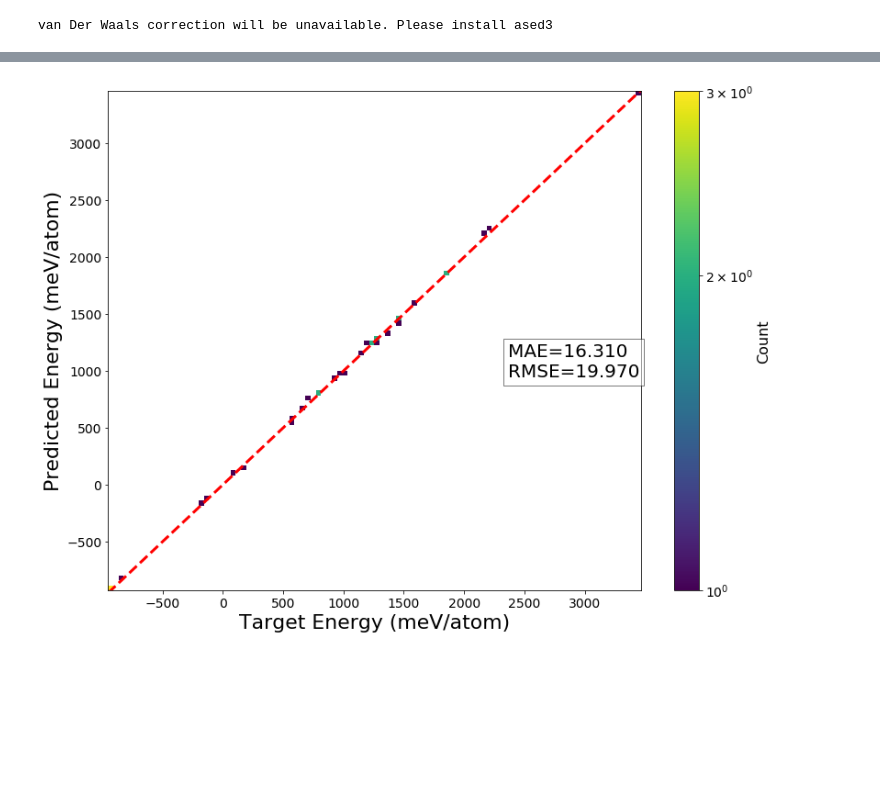
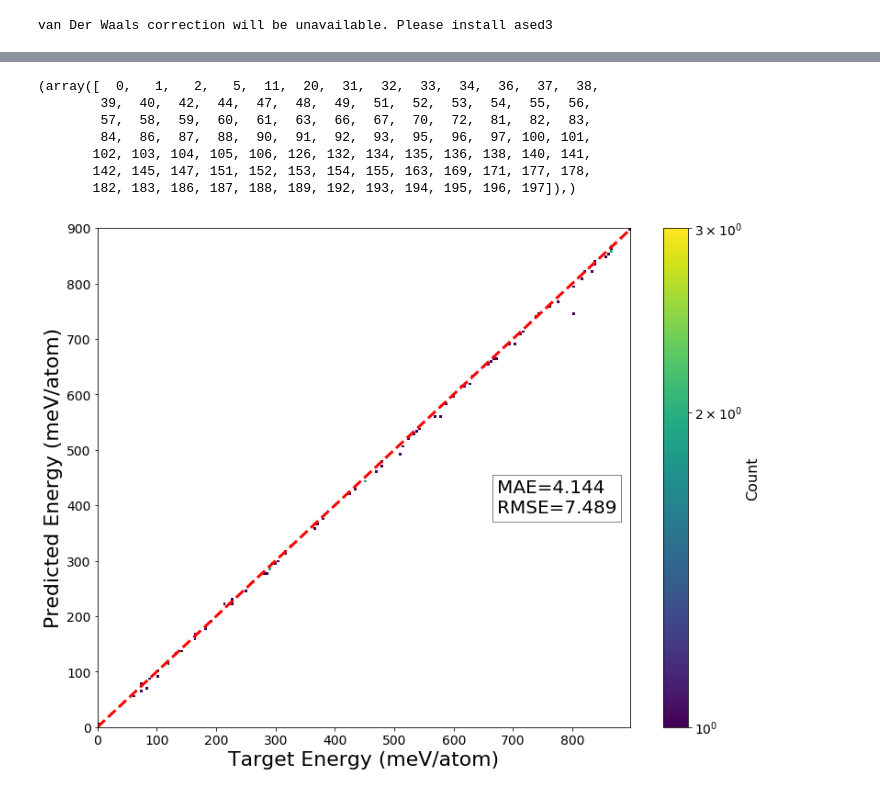
Before and after one commit to Jussmith01/ANI-Tools, a Jupyter notebook: notebooks/eval_testset.ipynb, the cells around one changed output, grey strips where cells are left out. Cells and saved outputs as stored; diff of their text form; code cells hidden in the pictures; blank space fills up the shorter version.

```diff
--- a/notebooks/eval_testset.ipynb
+++ b/notebooks/eval_testset.ipynb
@@ -62,8 +62,7 @@ for j in range(Nn):
         X = data['coordinates']
         S = data['species']
         Edft = hdt.hatokcal*data['energies']
-        Fdft = hdt.hatokcal*data['forces'].flatten()
-
+        Fdft = hdt.hatokcal*data['forces']
 
         #Fdft = data['forces']
 
@@ -77,9 +76,20 @@ for j in range(Nn):
             Fani.append(force.reshape(1,-1,3))
 
         Eani = hdt.hatokcal*np.array(Eani)
-        Fani = hdt.hatokcal*np.vstack(Fani).flatten()
+        Fani = hdt.hatokcal*np.stack(Fani)
 
-        print(Fani.shape)
+        dF = np.vstack(Fani)-Fdft
+        dFstd =np.std(dF)
+
+        fidx = np.where(np.abs(dF) > 10.0*dFstd)[0]
+        eidx = np.where(np.abs(Eani-Edft) > 50.0)[0]
+        if eidx.size>0 or fidx.size>0:
+            print(data['path'])
+            print('  -Force:',fidx)
+            print('  -Energy:',eidx)
+            print(np.abs(Eani-Edft))
+
+        #print(Fani.shape)
         #Eani, Fani, Sig = anicv.compute_energyandforce_conformations(X=np.array(X,dtype=np.float32),S=S)
         #print(Fdft)
         #Eani = np.asarray(np.mean(Eani,axis=1))
@@ -93,12 +103,15 @@ for j in range(Nn):
         Esae1 = hdt.hatokcal*hdt.compute_sae(sae,S)
         #Esae2 = hdt.hatokcal*hdt.compute_sae('/nh/nest/u/jsmith/scratch/Research/levi_test/train/sae_linfit.dat',S)
 
-        Eani_t.append((Eani-Esae1)/len(S))
-        Edft_t.append((Edft-Esae1)/len(S))
-        print(Eani_t[-1])
+        Eani = (Eani-Esae1)/len(S)
+        Edft = (Edft-Esae1)/len(S)
 
-        Fani_t.append(Fani)
-        Fdft_t.append(Fdft)
+        Eani_t.append(Eani[HEidx])
+        Edft_t.append(Edft[HEidx])
+        #print(Eani_t[-1])
+
+        Fani_t.append(Fani.flatten())
+        Fdft_t.append(Fdft.flatten())
 
         #dEani_t.append(hdt.calculatedmat(Eani))
         #dEdft_t.append(hdt.calculatedmat(Edft))
@@ -192,7 +192,7 @@ def plot_corr_dist(Xa, Xp, inset=True, xlabel='$F_{dft}$' + r' $(kcal \times mol
     #cmap = mpl.cm.brg
 
     # Plot 2d Histogram
-    bins = ax.hist2d(Xa, Xp, bins=100, norm=LogNorm(), range= [[Xa.min(), Xa.max()], [Xp.min(), Xp.max()]], cmap=cmap)
+    bins = ax.hist2d(Xa, Xp, bins=200, norm=LogNorm(), range= [[Xa.min(), Xa.max()], [Xp.min(), Xp.max()]], cmap=cmap)
 
     # Build color bar
     #cbaxes = fig.add_axes([0.91, 0.1, 0.03, 0.8])
@@ -252,7 +253,19 @@ plot_corr_dist(Fdft_t/hdt.evtokcal,Fani_t/hdt.evtokcal,xlabel=r'Target Force (eV
 # %%
-plot_corr_dist(1000.0*Edft_t/hdt.evtokcal,1000.0*Eani_t/hdt.evtokcal,xlabel='Target Energy (meV/atom)',ylabel='Predicted Energy (meV/atom)', inset=False)
+Edft_t = Edft_t - Edft_t.min()
+Eani_t = Eani_t - Eani_t.min()
+
+idx = np.where(1000.0*Edft_t/hdt.evtokcal < 900.0)
+print(idx)
+plot_corr_dist(1000.0*Edft_t[idx]/hdt.evtokcal,1000.0*Eani_t[idx]/hdt.evtokcal,xlabel='Target Energy (meV/atom)',ylabel='Predicted Energy (meV/atom)', inset=False)
 # %% [output]
+(array([  0,   1,   2,   5,  11,  20,  31,  32,  33,  34,  36,  37,  38,
+        39,  40,  42,  44,  47,  48,  49,  51,  52,  53,  54,  55,  56,
+        57,  58,  59,  60,  61,  63,  66,  67,  70,  72,  81,  82,  83,
+        84,  86,  87,  88,  90,  91,  92,  93,  95,  96,  97, 100, 101,
+       102, 103, 104, 105, 106, 126, 132, 134, 135, 136, 138, 140, 141,
+       142, 145, 147, 151, 152, 153, 154, 155, 163, 169, 171, 177, 178,
+       182, 183, 186, 187, 188, 189, 192, 193, 194, 195, 196, 197]),)
-[figure, old version]
+[figure, new version]
 # %%
 fig = plt.figure(figsize=[10,10])
 idx = np.where(np.abs(Fdft_t)/hdt.hatokcal<3)
```
Also changed, not shown: parts of 8 cells of this notebook, 1 other file.
